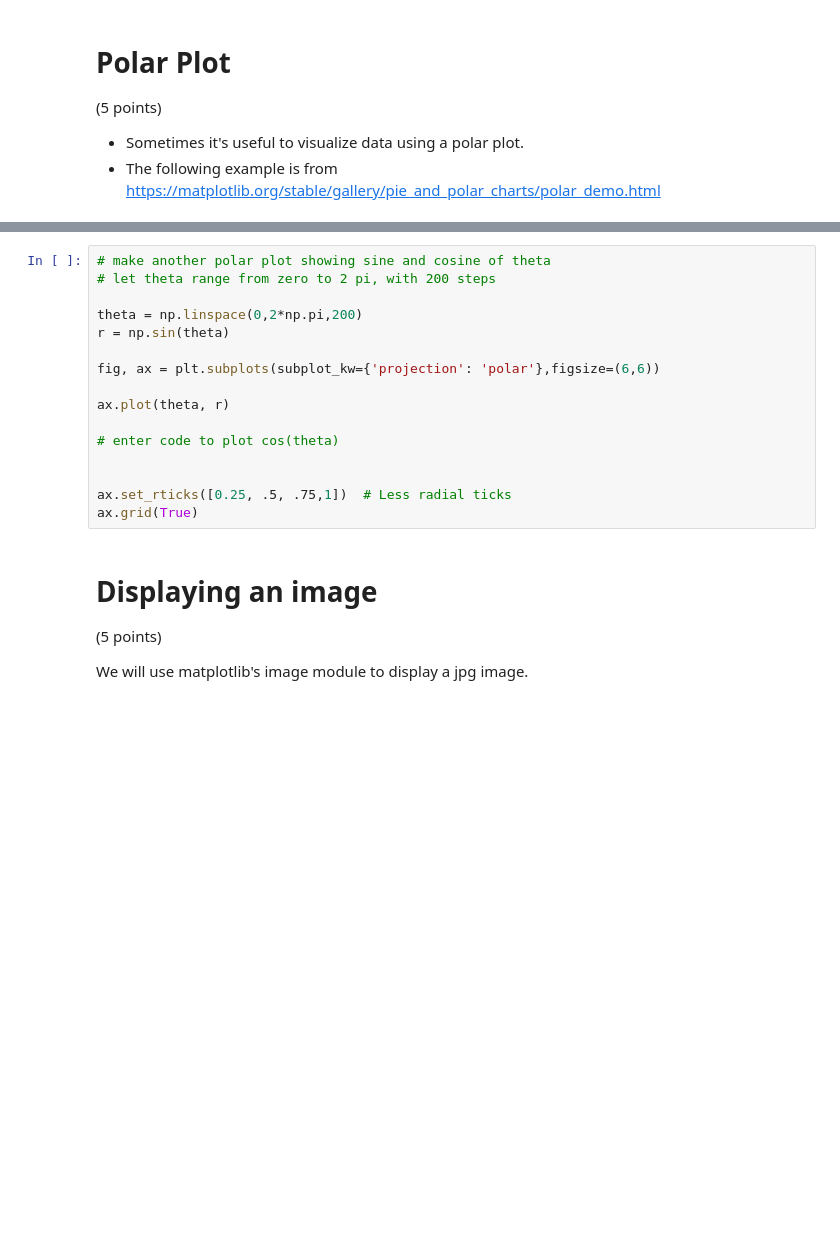
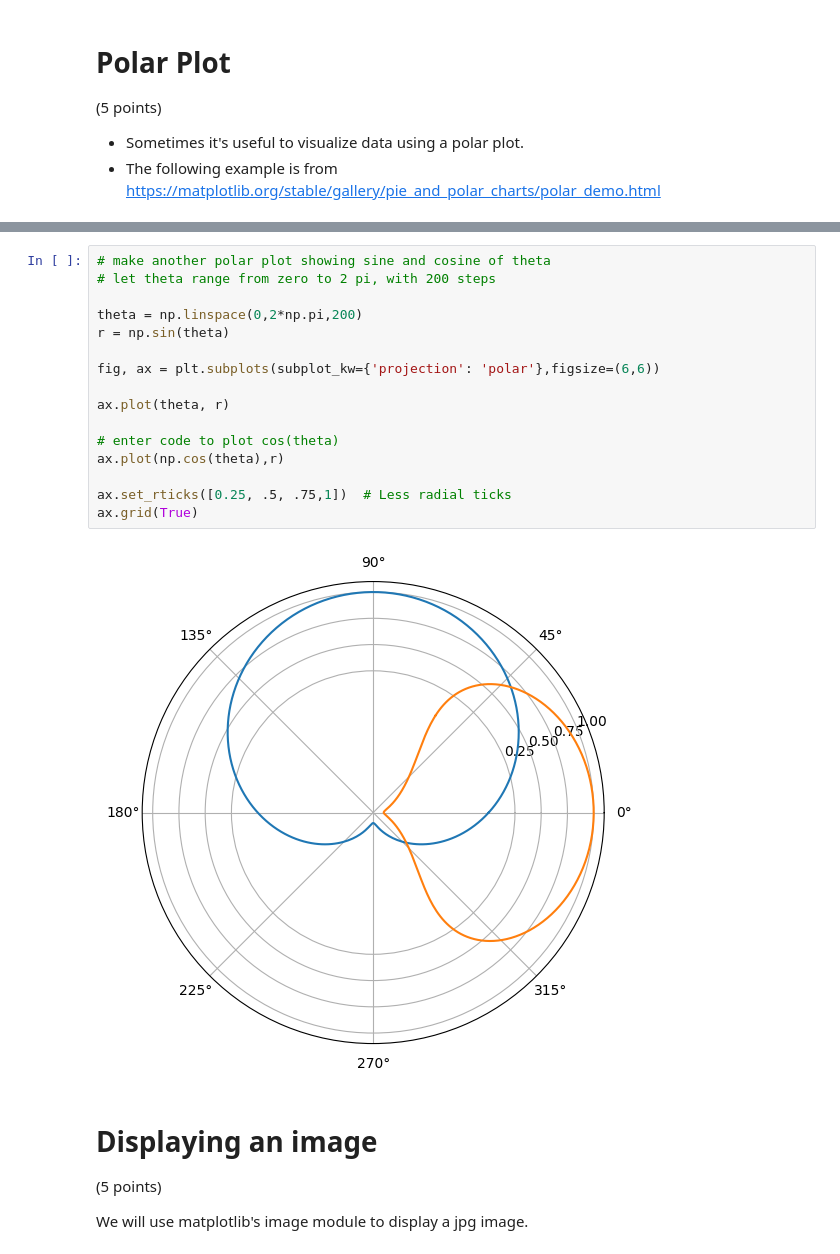
Before and after one commit to ChrisPerez13/CompPhys, a Jupyter notebook: Christopher_Perez_Lab02_plotting_visualization.ipynb, the cells around one changed output, grey strips where cells are left out. Drawn from its saved outputs; the diff is of its cells as text; blank space fills up the shorter version.

```diff
--- a/Christopher_Perez_Lab02_plotting_visualization.ipynb
+++ b/Christopher_Perez_Lab02_plotting_visualization.ipynb
@@ -141,19 +223,21 @@ plt.show()
 # %%
 # make another polar plot showing sine and cosine of theta
 # let theta range from zero to 2 pi, with 200 steps
 
 theta = np.linspace(0,2*np.pi,200)
 r = np.sin(theta)
 
 fig, ax = plt.subplots(subplot_kw={'projection': 'polar'},figsize=(6,6))
 
 ax.plot(theta, r)
 
 # enter code to plot cos(theta)
-
+ax.plot(np.cos(theta),r)
 
 ax.set_rticks([0.25, .5, .75,1])  # Less radial ticks
 ax.grid(True)
+# %% [output]
+[figure, added]
 # %% [markdown]
 # Displaying an image
 
```
Also changed, not shown: parts of 23 cells of this notebook.
